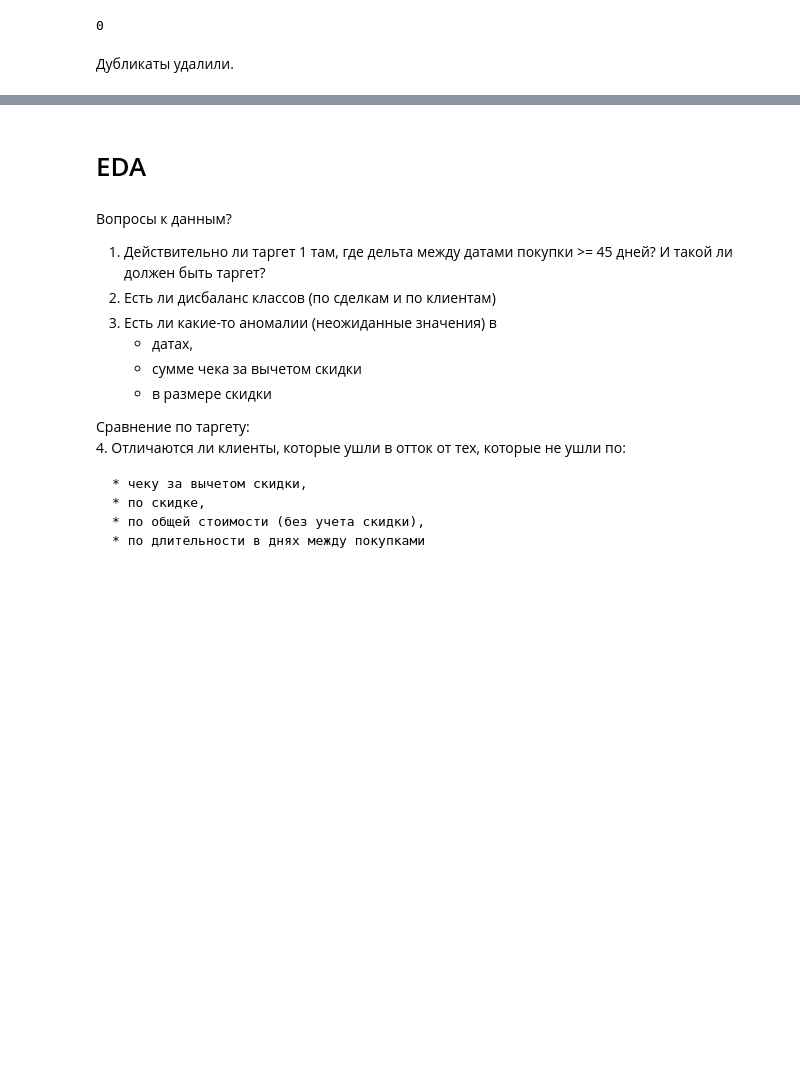
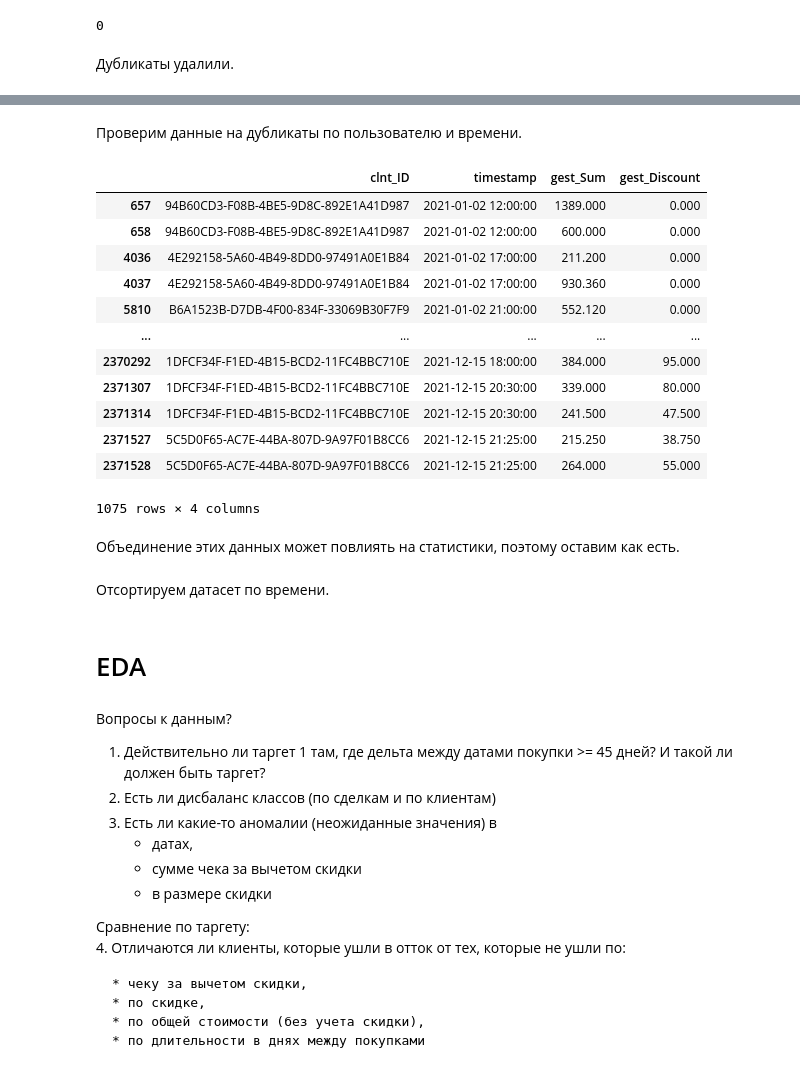
Before and after one commit to snakerzr/cupcake_churn_prediction, a Jupyter notebook: notebook.ipynb, the cells around one changed output, grey strips where cells are left out. Drawn from its saved outputs; the diff is of its cells as text; code cells hidden in the pictures; blank space fills up the shorter version.

```diff
--- a/notebook.ipynb
+++ b/notebook.ipynb
@@ -212,0 +234,2 @@ df.duplicated().sum()
+# %%
+df = df.drop(index=df[mask].index)
@@ -212,0 +240,22 @@ df.duplicated().sum()
+# %% [markdown]
+Проверим данные на дубликаты по пользователю и времени.
+# %%
+df[df.duplicated(['clnt_ID','timestamp'],keep=False)]
+# %% [output]
+|  | clnt_ID | timestamp | gest_Sum | gest_Discount |
+| 657 | 94B60CD3-F08B-4BE5-9D8C-892E1A41D987 | 2021-01-02 12:00:00 | 1389.000 | 0.000 |
+| 658 | 94B60CD3-F08B-4BE5-9D8C-892E1A41D987 | 2021-01-02 12:00:00 | 600.000 | 0.000 |
+| 4036 | 4E292158-5A60-4B49-8DD0-97491A0E1B84 | 2021-01-02 17:00:00 | 211.200 | 0.000 |
+| 4037 | 4E292158-5A60-4B49-8DD0-97491A0E1B84 | 2021-01-02 17:00:00 | 930.360 | 0.000 |
+| 5810 | B6A1523B-D7DB-4F00-834F-33069B30F7F9 | 2021-01-02 21:00:00 | 552.120 | 0.000 |
+| ... | ... | ... | ... | ... |
+| 2370292 | 1DFCF34F-F1ED-4B15-BCD2-11FC4BBC710E | 2021-12-15 18:00:00 | 384.000 | 95.000 |
+| 2371307 | 1DFCF34F-F1ED-4B15-BCD2-11FC4BBC710E | 2021-12-15 20:30:00 | 339.000 | 80.000 |
+| 2371314 | 1DFCF34F-F1ED-4B15-BCD2-11FC4BBC710E | 2021-12-15 20:30:00 | 241.500 | 47.500 |
+| 2371527 | 5C5D0F65-AC7E-44BA-807D-9A97F01B8CC6 | 2021-12-15 21:25:00 | 215.250 | 38.750 |
+| 2371528 | 5C5D0F65-AC7E-44BA-807D-9A97F01B8CC6 | 2021-12-15 21:25:00 | 264.000 | 55.000 |
+1075 rows × 4 columns
+# %% [markdown]
+Объединение этих данных может повлиять на статистики, поэтому оставим как есть.
+# %% [markdown]
+Отсортируем датасет по времени.
```
Also changed, not shown: parts of 56 cells of this notebook.
